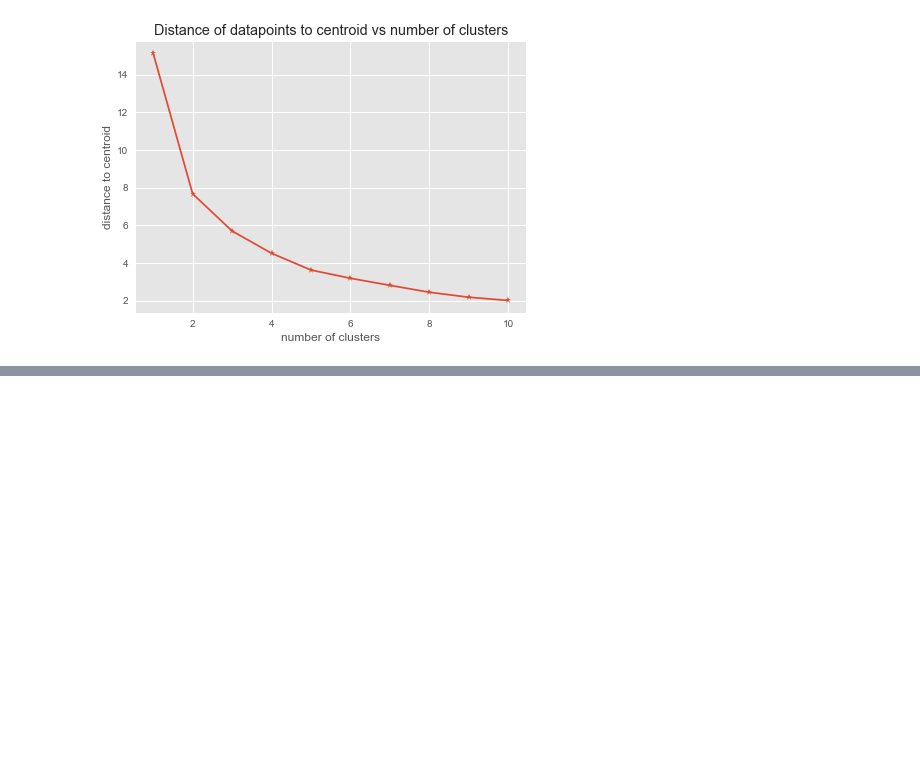
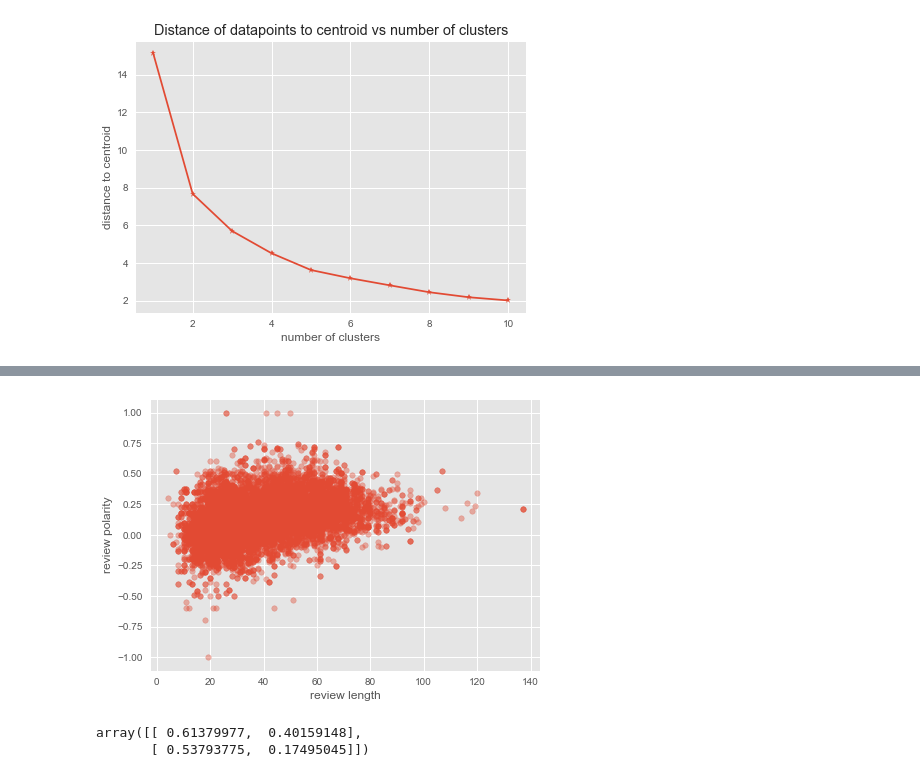
Before and after one commit to pavlafuxova/TFM, a Jupyter notebook: length_polarity_classifier.ipynb, the cells around one changed output, grey strips where cells are left out. Saved outputs shown, nothing was run; the diff lists cells and outputs as text; code cells hidden in the pictures; blank space fills up the shorter version.

```diff
--- a/length_polarity_classifier.ipynb
+++ b/length_polarity_classifier.ipynb
@@ -532,0 +552,8 @@ plt.show()
+# %%
+f, ax = plt.subplots(figsize=(7,5))
+plt.scatter( df_frame['num_words'],df_frame['polarity'],s=30,alpha=0.4)
+plt.xlabel("review length")
+plt.ylabel("review polarity")
+plt.show()
+# %% [output]
+[figure, added]
@@ -532,0 +564,5 @@ plt.show()
+# %%
+kmeans.cluster_centers_
+# %% [output]
+array([[ 0.61379977,  0.40159148],
+       [ 0.53793775,  0.17495045]])
```
Also changed, not shown: parts of 12 cells of this notebook.
